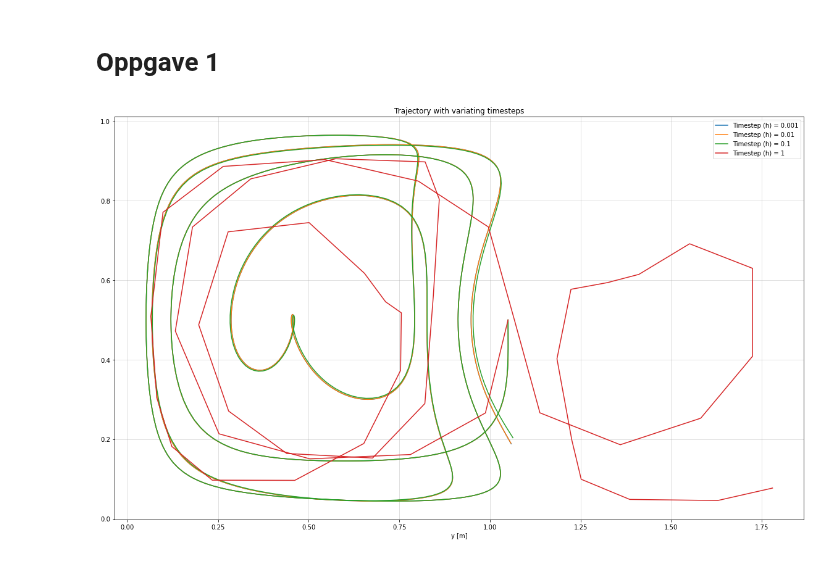
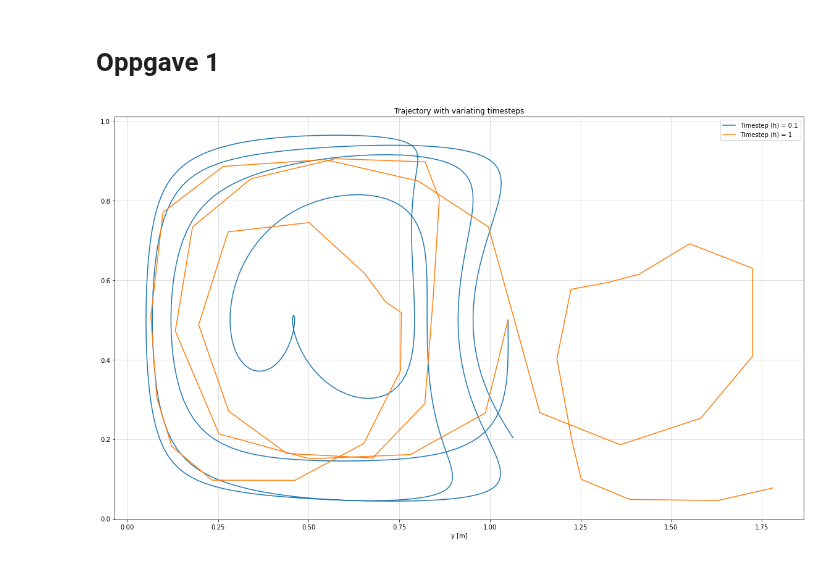
Before and after one commit to petmil123/vitberkrigerene, a Jupyter notebook: tekfysprosjekt/innlevering.ipynb, the cells around one changed output. Saved outputs shown, nothing was run; the diff lists cells and outputs as text; code cells hidden in the pictures.

```diff
--- a/tekfysprosjekt/innlevering.ipynb
+++ b/tekfysprosjekt/innlevering.ipynb
@@ -59,35 +59,35 @@ def Heun(h, tEnd, initPos, f):
     for i in range(1, len(tList)):
         coordI = coordArr[:,:,i-1]
         ti = tList[i-1]
         k1 = f(coordI, ti)
 
         tempCoord = coordI + k1*h
 
         k2 = f(tempCoord, ti + h)
 
         coordArr[:,:,i] = coordI +h/2*(k1 + k2)
 
     return coordArr
 
 
 plt.figure(figsize=(20, 12), edgecolor='red')
 plt.title("Trajectory with variating timesteps")
 plt.xlabel("x [m]")
 plt.xlabel("y [m]")
 
 pos0 = np.zeros((2,1))
 pos0[0:,] = 1.05
 pos0[1:,] = 0.5
 
-hVals = [0.001, 0.01, 0.1, 1]
+hVals = [0.1, 1]
 
 for h in hVals:
      trajectory = Heun(h, 50, pos0, coordDerived)
      plt.plot(trajectory[0,0,:], trajectory[1,0,:], label = f"Timestep (h) = {h}")
      plt.grid(alpha=0.5)
      plt.legend()
 # %% [output]
-[figure, old version]
+[figure, new version]
 # %%
 #Tom for å ikke føkke merging
 # %%
```
